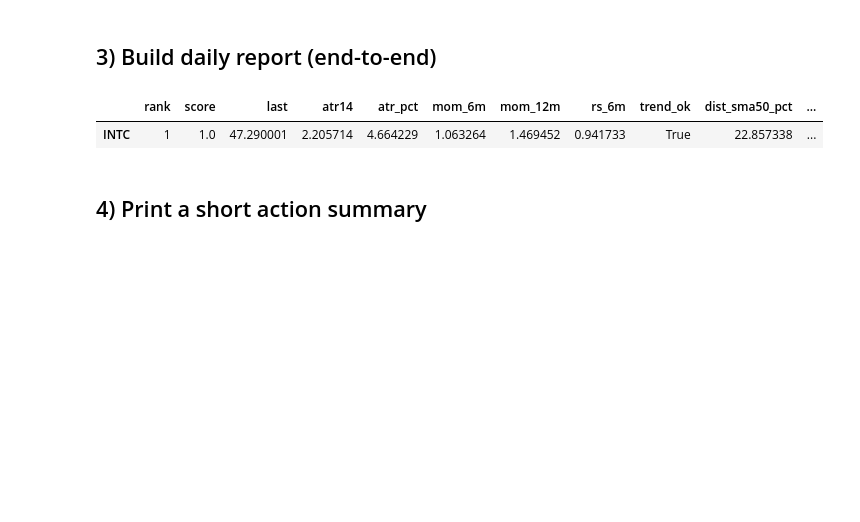
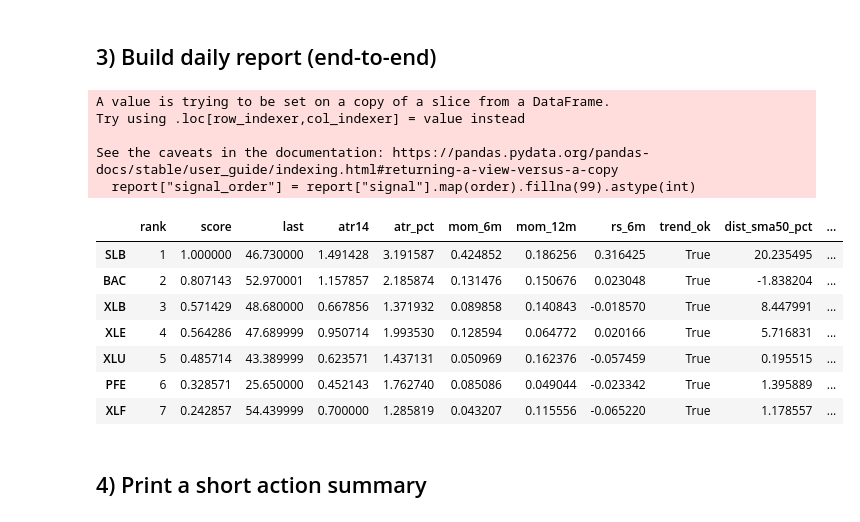
Before and after one commit to matteolongo/swing_screener, a Jupyter notebook: notebooks/07_reporting_pipeline_with_universe.ipynb, the cells around one changed output. Cells and saved outputs as stored; diff of their text form; code cells hidden in the pictures; blank space fills up the shorter version.

```diff
--- a/notebooks/07_reporting_pipeline_with_universe.ipynb
+++ b/notebooks/07_reporting_pipeline_with_universe.ipynb
@@ -60,17 +72,28 @@ ohlcv.tail()
 # %%
 from swing_screener.reporting.report import build_daily_report, export_report_csv, today_actions, ReportConfig
 from swing_screener.risk.position_sizing import RiskConfig
 
 cfg = ReportConfig(
     risk=RiskConfig(account_size=500, risk_pct=0.01, k_atr=2.0, max_position_pct=0.60),
     only_active_signals=False,
 )
 
 report = build_daily_report(ohlcv, cfg)
-report.head(20)
+report
 # %% [output]
+A value is trying to be set on a copy of a slice from a DataFrame.
+Try using .loc[row_indexer,col_indexer] = value instead
+
+See the caveats in the documentation: https://pandas.pydata.org/pandas-docs/stable/user_guide/indexing.html#returning-a-view-versus-a-copy
+  report["signal_order"] = report["signal"].map(order).fillna(99).astype(int)
 |  | rank | score | last | atr14 | atr_pct | mom_6m | mom_12m | rs_6m | trend_ok | dist_sma50_pct | ... |
-| INTC | 1 | 1.0 | 47.290001 | 2.205714 | 4.664229 | 1.063264 | 1.469452 | 0.941733 | True | 22.857338 | ... |
+| SLB | 1 | 1.000000 | 46.730000 | 1.491428 | 3.191587 | 0.424852 | 0.186256 | 0.316425 | True | 20.235495 | ... |
+| BAC | 2 | 0.807143 | 52.970001 | 1.157857 | 2.185874 | 0.131476 | 0.150676 | 0.023048 | True | -1.838204 | ... |
+| XLB | 3 | 0.571429 | 48.680000 | 0.667856 | 1.371932 | 0.089858 | 0.140843 | -0.018570 | True | 8.447991 | ... |
+| XLE | 4 | 0.564286 | 47.689999 | 0.950714 | 1.993530 | 0.128594 | 0.064772 | 0.020166 | True | 5.716831 | ... |
+| XLU | 5 | 0.485714 | 43.389999 | 0.623571 | 1.437131 | 0.050969 | 0.162376 | -0.057459 | True | 0.195515 | ... |
+| PFE | 6 | 0.328571 | 25.650000 | 0.452143 | 1.762740 | 0.085086 | 0.049044 | -0.023342 | True | 1.395889 | ... |
+| XLF | 7 | 0.242857 | 54.439999 | 0.700000 | 1.285819 | 0.043207 | 0.115556 | -0.065220 | True | 1.178557 | ... |
 # %% [markdown]
 ## 4) Print a short action summary
 # %%
```
Also changed, not shown: parts of 5 cells of this notebook, 12 other files.
